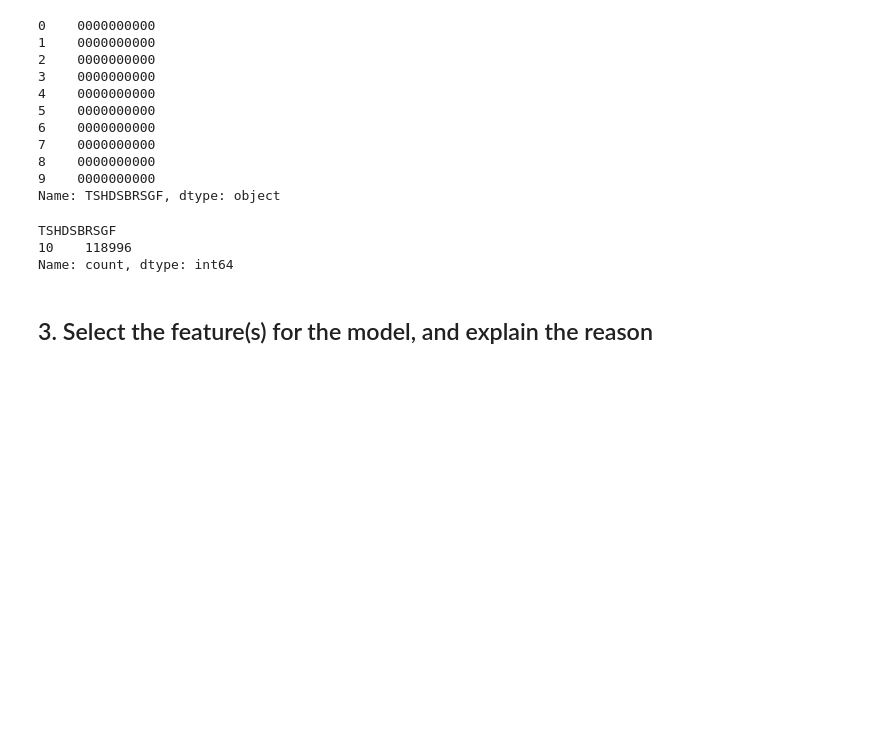
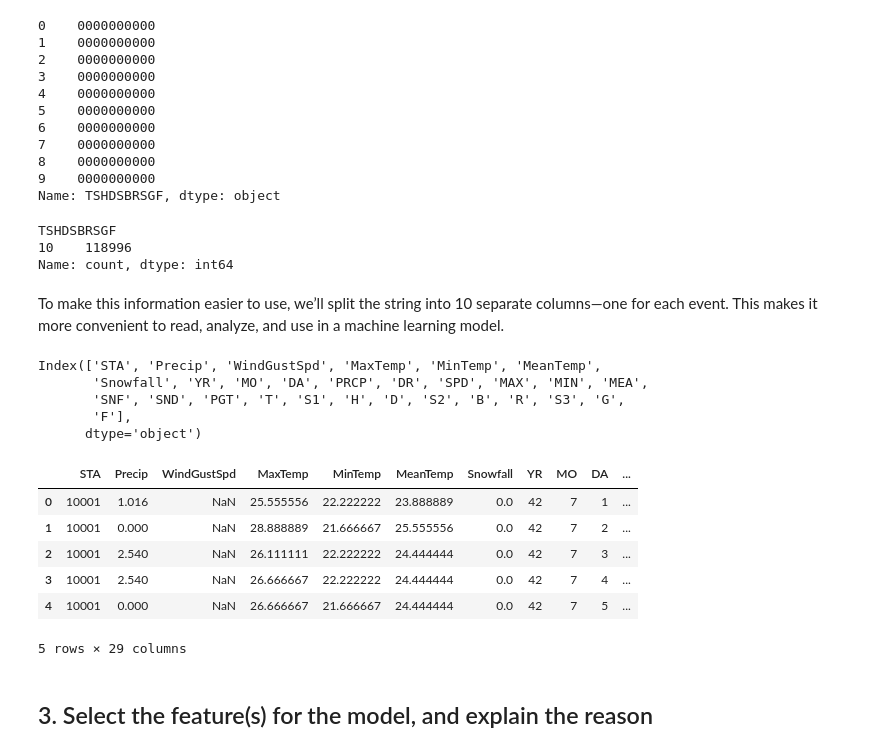
Before and after one commit to wyan170/Phase2_project, a Jupyter notebook: data-science/2. Machine Learning Project/part2_submission.ipynb, the cells around one changed output. Cells and saved outputs as stored; diff of their text form; code cells hidden in the pictures; blank space fills up the shorter version.

```diff
--- a/data-science/2. Machine Learning Project/part2_submission.ipynb
+++ b/data-science/2. Machine Learning Project/part2_submission.ipynb
@@ -108,6 +112,10 @@ df[df["Precip"]=="T"].shape[0]
 16753
 # %%
 df['Precip'] = df['Precip'].replace('T', 0.001)
+
+# chagne data type to numeric
+df['Precip'] = pd.to_numeric(df['Precip'])
+
 # check if T has been replaced
 'T' in df['Precip'].unique()
 # %% [output]
@@ -194,5 +233,37 @@ df['TSHDSBRSGF'].str.len().value_counts()
 TSHDSBRSGF
 10    118996
 Name: count, dtype: int64
+# %% [markdown]
+To make this information easier to use, we’ll split the string into 10 separate columns—one for each event. This makes it more convenient to read, analyze, and use in a machine learning model.
+# %%
+# Split column into 10 characters and rename columns
+env_col = pd.DataFrame(df['TSHDSBRSGF'].str.split('', expand=True))
+env_col = env_col.iloc[:, 1:-1]
+env_col.columns = ['T', 'S1', 'H', 'D', 'S2', 'B', 'R', 'S3', 'G', 'F']
+
+# Convert to numeric
+env_col = env_col.apply(pd.to_numeric, errors='coerce')
+env_col = env_col.fillna(0).astype(int)
+
+# Merge back to df
+df = df.drop(columns=['TSHDSBRSGF'])
+df = pd.concat([df, env_col], axis=1)
+
+
+print(df.columns)
+df.head(5)
+# %% [output]
+Index(['STA', 'Precip', 'WindGustSpd', 'MaxTemp', 'MinTemp', 'MeanTemp',
+       'Snowfall', 'YR', 'MO', 'DA', 'PRCP', 'DR', 'SPD', 'MAX', 'MIN', 'MEA',
+       'SNF', 'SND', 'PGT', 'T', 'S1', 'H', 'D', 'S2', 'B', 'R', 'S3', 'G',
+       'F'],
+      dtype='object')
+|  | STA | Precip | WindGustSpd | MaxTemp | MinTemp | MeanTemp | Snowfall | YR | MO | DA | ... |
+| 0 | 10001 | 1.016 | NaN | 25.555556 | 22.222222 | 23.888889 | 0.0 | 42 | 7 | 1 | ... |
+| 1 | 10001 | 0.000 | NaN | 28.888889 | 21.666667 | 25.555556 | 0.0 | 42 | 7 | 2 | ... |
+| 2 | 10001 | 2.540 | NaN | 26.111111 | 22.222222 | 24.444444 | 0.0 | 42 | 7 | 3 | ... |
+| 3 | 10001 | 2.540 | NaN | 26.666667 | 22.222222 | 24.444444 | 0.0 | 42 | 7 | 4 | ... |
+| 4 | 10001 | 0.000 | NaN | 26.666667 | 21.666667 | 24.444444 | 0.0 | 42 | 7 | 5 | ... |
+5 rows × 29 columns
 # %% [markdown]
 ## 3. Select the feature(s) for the model, and explain the reason
```
Also changed, not shown: parts of 12 cells of this notebook.
